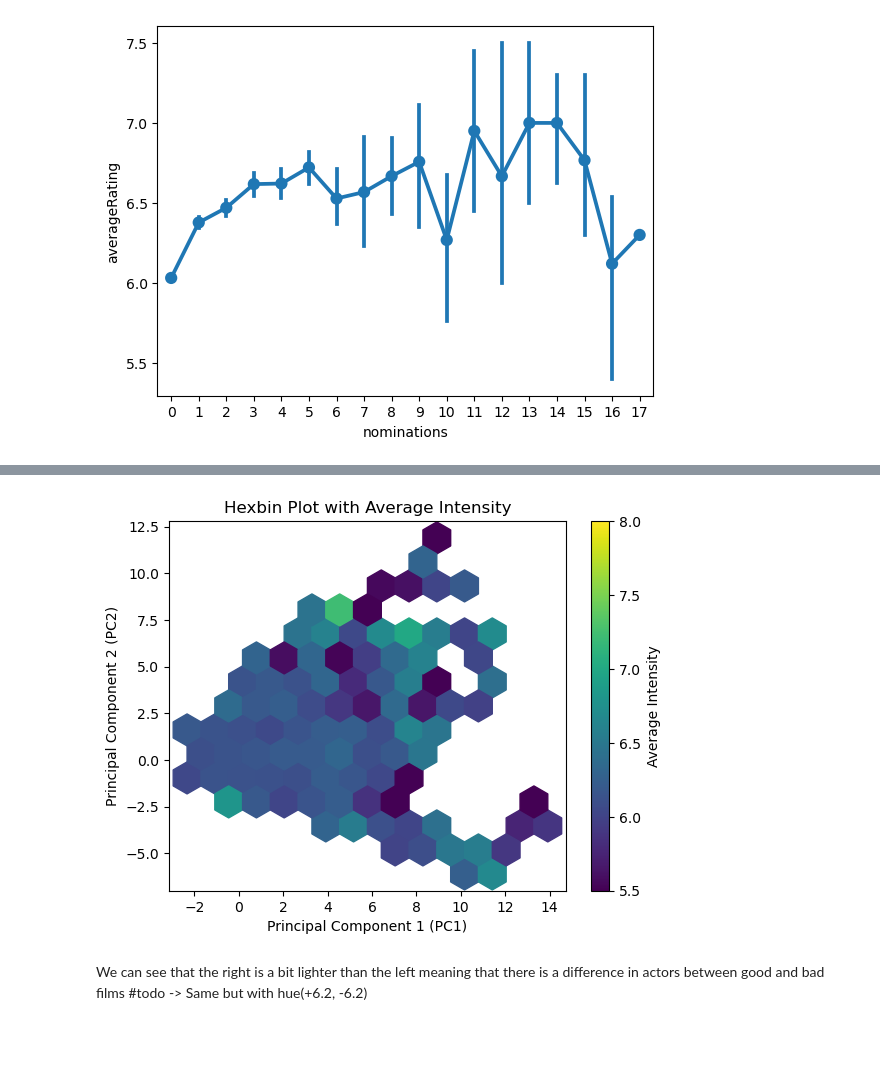
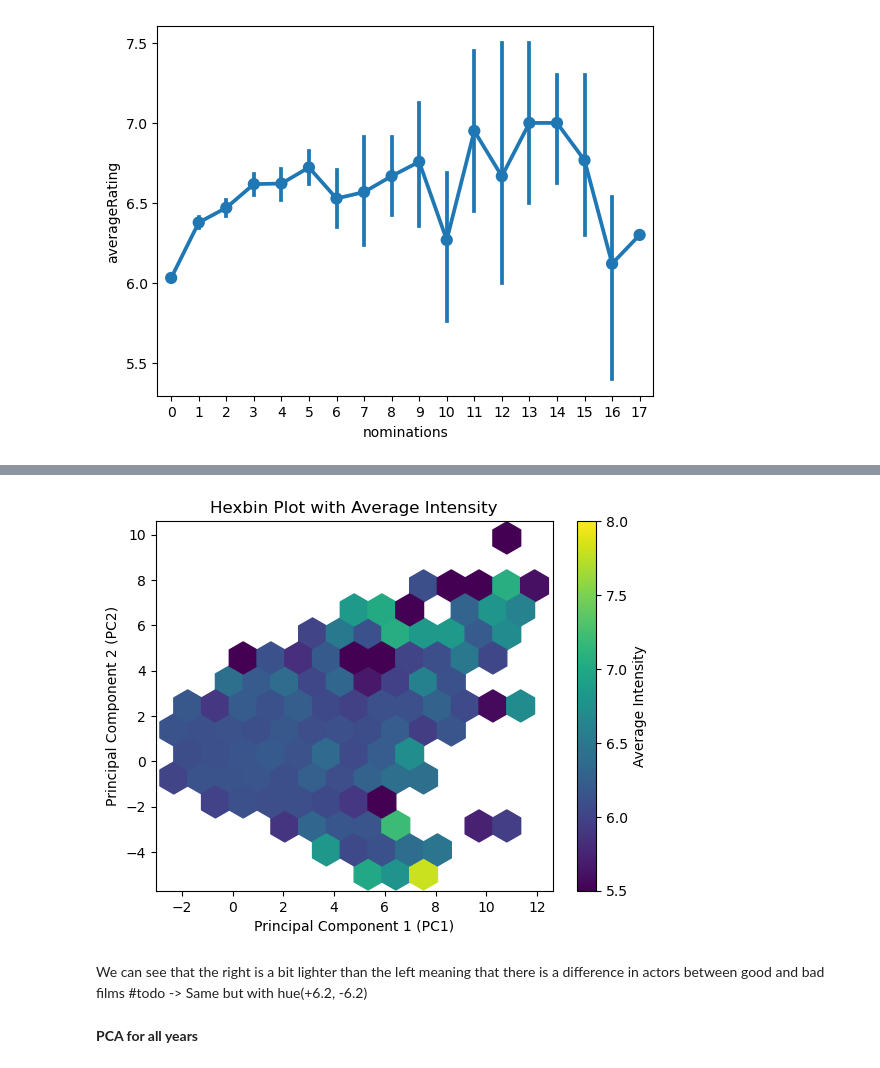
Before and after one commit to epfl-ada/ada-2023-project-dromadaire, a Jupyter notebook: ModeAnal.ipynb, the cells around one changed output, grey strips where cells are left out. Cells and saved outputs as stored; diff of their text form; code cells hidden in the pictures; blank space fills up the shorter version.

```diff
--- a/ModeAnal.ipynb
+++ b/ModeAnal.ipynb
@@ -204,32 +242,34 @@ Intercept      6.0701      0.006    935.726      0.000       6.057       6.083
 awards         0.3697      0.020     18.162      0.000       0.330       0.410
 ==============================================================================
 # %%
-tmp.reset_index(drop=True, inplace=True) #TODO Peut etre a changer
+actors_movies.reset_index(drop=True, inplace=True) #TODO Peut etre a changer
 # %%
 scaler = StandardScaler()
-df_standardized = scaler.fit_transform(tmp[[ 'awards', 'nominations', 'movie_count', 'movie_count_genre', 'genres_b4', 'isMale', 'age_at_release','averageRating']].dropna())
+df_standardized = scaler.fit_transform(actors_movies[[ 'awards', 'nominations', 'movie_count', 'genres_b4', 'isMale', 'age_at_release','averageRating']].dropna())
 
 pca = PCA(n_components=2)
 pca_result = pca.fit_transform(df_standardized)
 
 # Create a DataFrame with the PCA results
 df_pca = pd.DataFrame(data=pca_result, columns=['PC1', 'PC2'])
-df_pca['Rating'] = tmp[['averageRating']]
+df_pca['Rating'] = actors_movies[['averageRating']]
 
 # Set custom vmin and vmax values
 vmin = 5.5  # minimum value for the color scale
 vmax = 8  # maximum value for the color scale
 
 # Create a hexbin plot with average intensity
 hexbin = plt.hexbin(df_pca['PC1'], df_pca['PC2'], C=df_pca['Rating'], gridsize=13, cmap='viridis', reduce_C_function=np.mean, vmin=vmin, vmax=vmax)
 plt.xlabel('Principal Component 1 (PC1)')
 plt.ylabel('Principal Component 2 (PC2)')
 plt.title('Hexbin Plot with Average Intensity')
 plt.colorbar(hexbin, label='Average Intensity')
 plt.show()
 # %% [output]
-[figure, old version]
+[figure, new version]
 # %% [markdown]
 We can see that the right is a bit lighter than the left meaning that there is a difference in actors between good and bad films
 #todo -> Same but with hue(+6.2, -6.2)
+# %% [markdown]
+**PCA for all years**
 # %%
```
Also changed, not shown: parts of 14 cells of this notebook.
